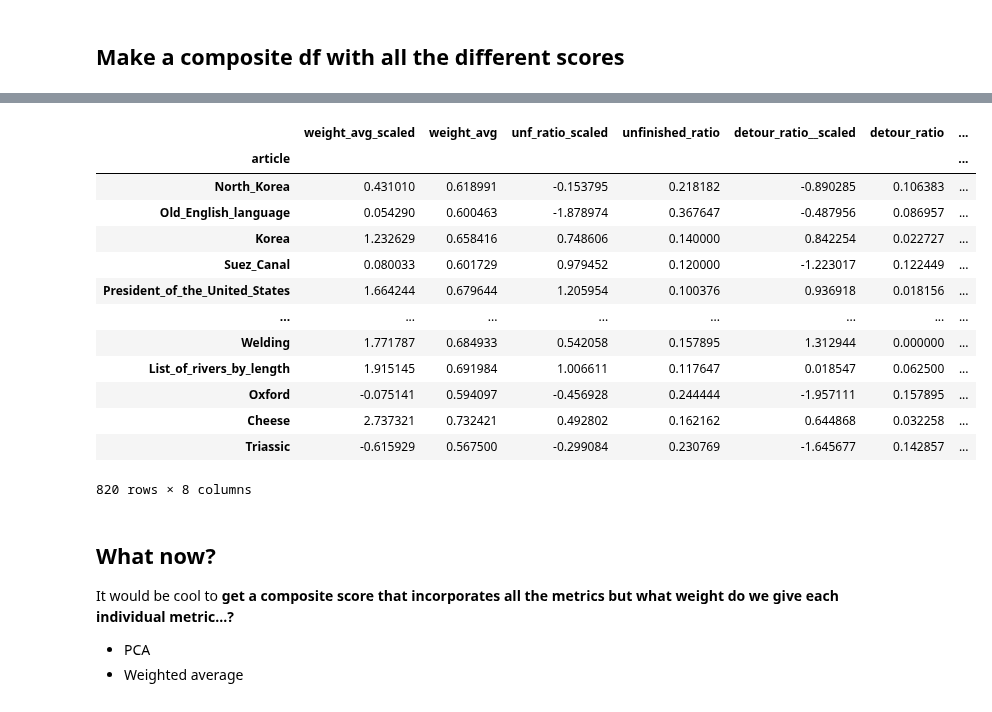
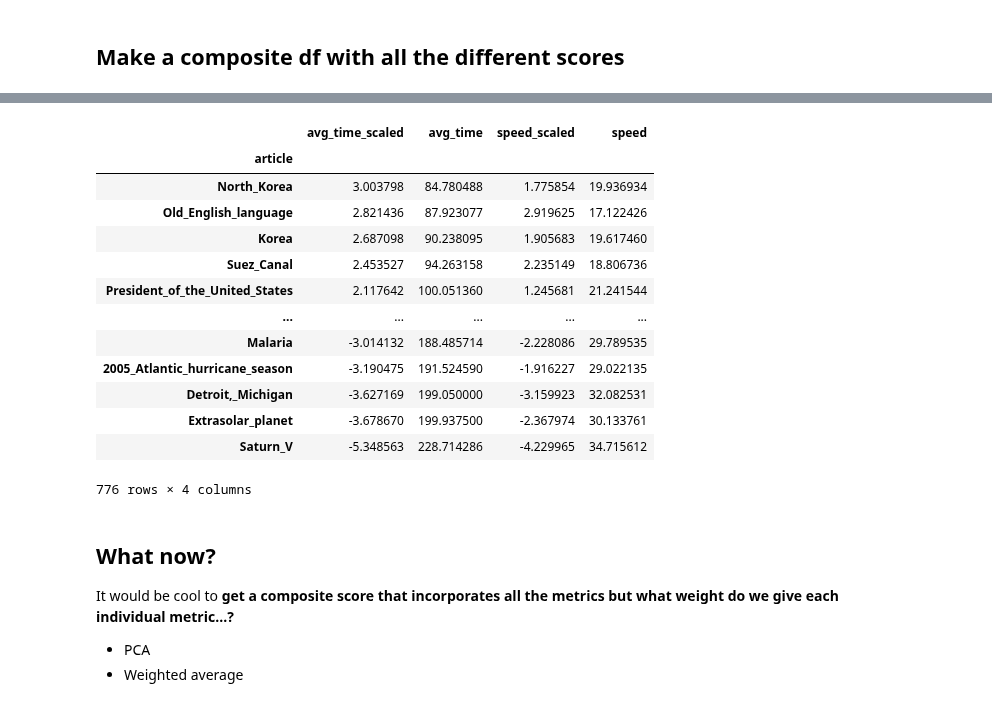
Before and after one commit to epfl-ada/ada-2024-project-adaholiks, a Jupyter notebook: clean_artilce_scoring.ipynb, the cells around one changed output, grey strips where cells are left out. Saved outputs shown, nothing was run; the diff lists cells and outputs as text; code cells hidden in the pictures.

```diff
--- a/clean_artilce_scoring.ipynb
+++ b/clean_artilce_scoring.ipynb
@@ -362,0 +561,8 @@ Number of unique articles after detour ratio calculation: 871
+# %%
+
+
+weight_df = calculate_avg_article_weights(finished_paths, count_cutoff=30, scaling='standard')
+time_df = calc_avg_article_time(filter_duration(finished_paths), count_cutoff=30, scaling='standard')
+speed_df = calc_avg_article_speed(filter_duration(finished_paths), count_cutoff=30, scaling='standard')
+unfinished_atio_df = calculate_unfinished_ratios(filtered_paths, count_cutoff=30, scaling='standard')
+detour_ratio_df = calculate_detour_ratios(finished_paths, count_cutoff=30, scaling='standard')
@@ -372,11 +586,16 @@ composite_df['unfinished_ratio'] = unfinished_atio_df['unfinished_ratio']
 composite_df['detour_ratio_scaled'] = detour_ratio_df['standard']
 composite_df['detour_ratio'] = detour_ratio_df['detour_ratio']
 
-composite_df['avg_speed_scaled'] = time_df['standard']
-composite_df['avg_speed'] = time_df['avg_speed']
+composite_df1 = pd.DataFrame(index=time_df.index)
+composite_df1['avg_time_scaled'] = time_df['standard']
+composite_df1['avg_time'] = time_df['avg_speed']
+
+composite_df1['speed_scaled'] = speed_df['standard']
+composite_df1['speed'] = speed_df['avg_speed']
 
 composite_df
 
 # | article | weighted_avg | avg_speed | unfinished_ratio | detour_ratio |
 # |---------|bigger better |small better|   small better  | small better |
+# the sclaed version is always the bigger the better.
 # %% [output]
@@ -451,21 +670,21 @@ composite_df.sort_values(by='detour_ratio_scaled', ascending=False)
 # %%
 # sort by speed (so far speed is just avg path time over all the paths an article appears in)
-composite_df.sort_values(by='avg_speed_scaled', ascending=False)
+composite_df1.sort_values(by='avg_time_scaled', ascending=False)
 # %% [output]
-|  | weight_avg_scaled | weight_avg | unf_ratio_scaled | unfinished_ratio | detour_ratio__scaled | detour_ratio | ... |
-| article |  |  |  |  |  |  | ... |
-| North_Korea | 0.431010 | 0.618991 | -0.153795 | 0.218182 | -0.890285 | 0.106383 | ... |
-| Old_English_language | 0.054290 | 0.600463 | -1.878974 | 0.367647 | -0.487956 | 0.086957 | ... |
-| Korea | 1.232629 | 0.658416 | 0.748606 | 0.140000 | 0.842254 | 0.022727 | ... |
-| Suez_Canal | 0.080033 | 0.601729 | 0.979452 | 0.120000 | -1.223017 | 0.122449 | ... |
-| President_of_the_United_States | 1.664244 | 0.679644 | 1.205954 | 0.100376 | 0.936918 | 0.018156 | ... |
-| ... | ... | ... | ... | ... | ... | ... | ... |
-| Welding | 1.771787 | 0.684933 | 0.542058 | 0.157895 | 1.312944 | 0.000000 | ... |
-| List_of_rivers_by_length | 1.915145 | 0.691984 | 1.006611 | 0.117647 | 0.018547 | 0.062500 | ... |
-| Oxford | -0.075141 | 0.594097 | -0.456928 | 0.244444 | -1.957111 | 0.157895 | ... |
-| Cheese | 2.737321 | 0.732421 | 0.492802 | 0.162162 | 0.644868 | 0.032258 | ... |
-| Triassic | -0.615929 | 0.567500 | -0.299084 | 0.230769 | -1.645677 | 0.142857 | ... |
+|  | avg_time_scaled | avg_time | speed_scaled | speed |
+| article |  |  |  |  |
+| North_Korea | 3.003798 | 84.780488 | 1.775854 | 19.936934 |
+| Old_English_language | 2.821436 | 87.923077 | 2.919625 | 17.122426 |
+| Korea | 2.687098 | 90.238095 | 1.905683 | 19.617460 |
+| Suez_Canal | 2.453527 | 94.263158 | 2.235149 | 18.806736 |
+| President_of_the_United_States | 2.117642 | 100.051360 | 1.245681 | 21.241544 |
+| ... | ... | ... | ... | ... |
+| Malaria | -3.014132 | 188.485714 | -2.228086 | 29.789535 |
+| 2005_Atlantic_hurricane_season | -3.190475 | 191.524590 | -1.916227 | 29.022135 |
+| Detroit,_Michigan | -3.627169 | 199.050000 | -3.159923 | 32.082531 |
+| Extrasolar_planet | -3.678670 | 199.937500 | -2.367974 | 30.133761 |
+| Saturn_V | -5.348563 | 228.714286 | -4.229965 | 34.715612 |
-820 rows × 8 columns
+776 rows × 4 columns
 # %% [markdown]
 ## What now?
 
```
Also changed, not shown: parts of 16 cells of this notebook, 1 other file.
